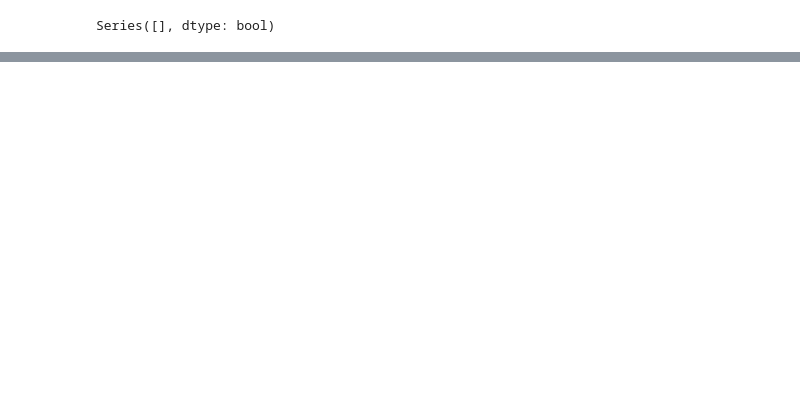
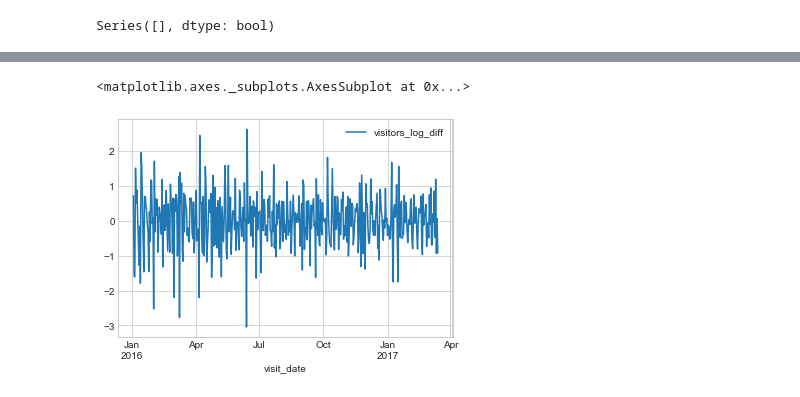
Before and after one commit to recruit-exercise/recruit_exercise, a Jupyter notebook: notebook/predict_arima_prototype.ipynb, the cells around one changed output, grey strips where cells are left out. Cells and saved outputs as stored; diff of their text form; code cells hidden in the pictures; blank space fills up the shorter version.

```diff
--- a/notebook/predict_arima_prototype.ipynb
+++ b/notebook/predict_arima_prototype.ipynb
@@ -31,0 +155,6 @@ True
+# %%
+# 対数差分
+train_data_diffs.plot(x='visit_date', y='visitors_log_diff')
+# %% [output]
+<matplotlib.axes._subplots.AxesSubplot at 0x...>
+[figure, added]
```
Also changed, not shown: parts of 36 cells of this notebook.
